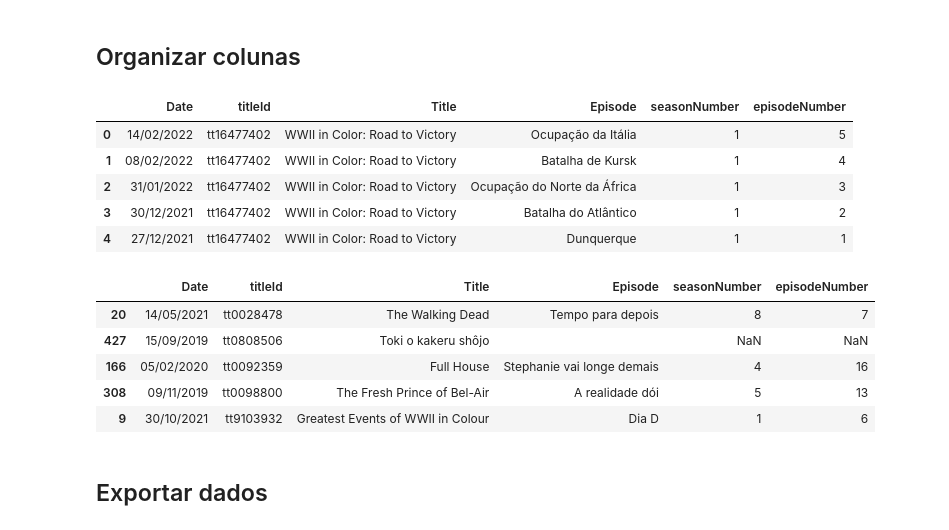
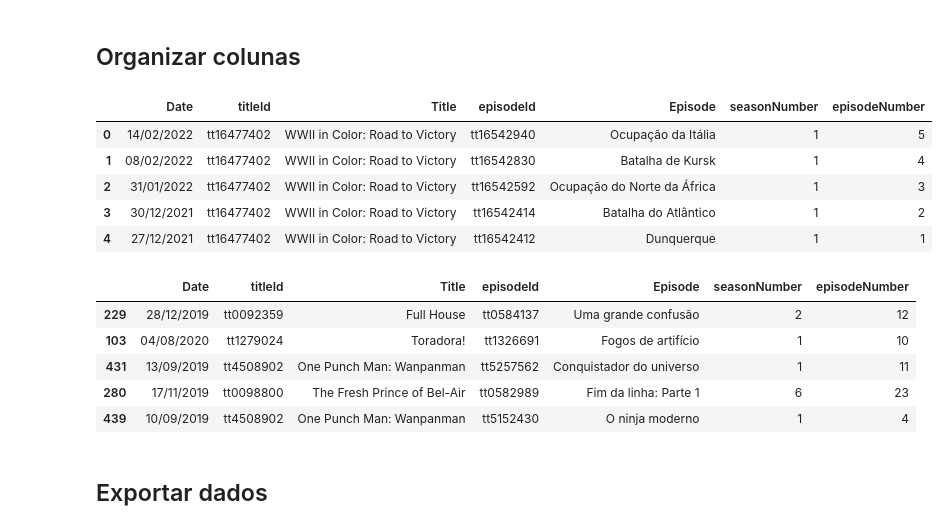
Before and after one commit to vichShir/netflix-analysis, a Jupyter notebook: notebooks/Netflix_Analysis.ipynb, the cells around one changed output. Saved outputs shown, nothing was run; the diff lists cells and outputs as text; code cells hidden in the pictures.

Commit message:
Primeira tentativa de associar um episodeId do IMDb com os dados

```diff
--- a/notebooks/Netflix_Analysis.ipynb
+++ b/notebooks/Netflix_Analysis.ipynb
@@ -723,0 +726,16 @@ netflix_df['titleId'].mask(netflix_df['titleId'] == 'tt0337593', 'tt1475582', in
+# %%
+def get_episodeId_from_imdb(titleId, seasonNumber, episodeNumber):
+  episodes = spark.sql(f"SELECT tconst FROM episode_df WHERE parentTconst = '{titleId}' AND seasonNumber = '{seasonNumber}' AND episodeNumber = '{episodeNumber}'").toPandas()
+  episodes = episodes.drop_duplicates(subset=['tconst'])
+  episodes = episodes.reset_index(drop=True)
+
+  if len(episodes) > 0:
+    id = episodes['tconst'][episodes.index[0]]
+  else:
+    id = None
+
+  episodeId = id if id != None else np.nan
+  return episodeId
+# %%
+episodeIds = netflix_df.apply(lambda x: get_episodeId_from_imdb(x['titleId'], x['seasonNumber'], x['episodeNumber']), axis=1)
+episodeIds
@@ -723,0 +760,3 @@ netflix_df['titleId'].mask(netflix_df['titleId'] == 'tt0337593', 'tt1475582', in
+# %%
+netflix_df['episodeId'] = episodeIds
+netflix_df.head()
@@ -724,24 +770,24 @@ netflix_df['titleId'].mask(netflix_df['titleId'] == 'tt0337593', 'tt1475582', in
 # %% [markdown]
 ## Organizar colunas
 # %%
-netflix_df = netflix_df[['Date', 'titleId', 'Title', 'Episode', 'seasonNumber', 'episodeNumber']]
+netflix_df = netflix_df[['Date', 'titleId', 'Title', 'episodeId', 'Episode', 'seasonNumber', 'episodeNumber']]
 netflix_df.head()
 # %% [output]
-|  | Date | titleId | Title | Episode | seasonNumber | episodeNumber |
-| 0 | 14/02/2022 | tt16477402 | WWII in Color: Road to Victory | Ocupação da Itália | 1 | 5 |
-| 1 | 08/02/2022 | tt16477402 | WWII in Color: Road to Victory | Batalha de Kursk | 1 | 4 |
-| 2 | 31/01/2022 | tt16477402 | WWII in Color: Road to Victory | Ocupação do Norte da África | 1 | 3 |
-| 3 | 30/12/2021 | tt16477402 | WWII in Color: Road to Victory | Batalha do Atlântico | 1 | 2 |
-| 4 | 27/12/2021 | tt16477402 | WWII in Color: Road to Victory | Dunquerque | 1 | 1 |
+|  | Date | titleId | Title | episodeId | Episode | seasonNumber | episodeNumber |
+| 0 | 14/02/2022 | tt16477402 | WWII in Color: Road to Victory | tt16542940 | Ocupação da Itália | 1 | 5 |
+| 1 | 08/02/2022 | tt16477402 | WWII in Color: Road to Victory | tt16542830 | Batalha de Kursk | 1 | 4 |
+| 2 | 31/01/2022 | tt16477402 | WWII in Color: Road to Victory | tt16542592 | Ocupação do Norte da África | 1 | 3 |
+| 3 | 30/12/2021 | tt16477402 | WWII in Color: Road to Victory | tt16542414 | Batalha do Atlântico | 1 | 2 |
+| 4 | 27/12/2021 | tt16477402 | WWII in Color: Road to Victory | tt16542412 | Dunquerque | 1 | 1 |
 # %%
 netflix_df.sample(5)
 # %% [output]
-|  | Date | titleId | Title | Episode | seasonNumber | episodeNumber |
-| 20 | 14/05/2021 | tt0028478 | The Walking Dead | Tempo para depois | 8 | 7 |
-| 427 | 15/09/2019 | tt0808506 | Toki o kakeru shôjo |  | NaN | NaN |
-| 166 | 05/02/2020 | tt0092359 | Full House | Stephanie vai longe demais | 4 | 16 |
-| 308 | 09/11/2019 | tt0098800 | The Fresh Prince of Bel-Air | A realidade dói | 5 | 13 |
-| 9 | 30/10/2021 | tt9103932 | Greatest Events of WWII in Colour | Dia D | 1 | 6 |
+|  | Date | titleId | Title | episodeId | Episode | seasonNumber | episodeNumber |
+| 229 | 28/12/2019 | tt0092359 | Full House | tt0584137 | Uma grande confusão | 2 | 12 |
+| 103 | 04/08/2020 | tt1279024 | Toradora! | tt1326691 | Fogos de artifício | 1 | 10 |
+| 431 | 13/09/2019 | tt4508902 | One Punch Man: Wanpanman | tt5257562 | Conquistador do universo | 1 | 11 |
+| 280 | 17/11/2019 | tt0098800 | The Fresh Prince of Bel-Air | tt0582989 | Fim da linha: Parte 1 | 6 | 23 |
+| 439 | 10/09/2019 | tt4508902 | One Punch Man: Wanpanman | tt5152430 | O ninja moderno | 1 | 4 |
 # %% [markdown]
 ## Exportar dados
 # %%
```
Also changed, not shown: parts of 4 cells of this notebook, 1 other file.
